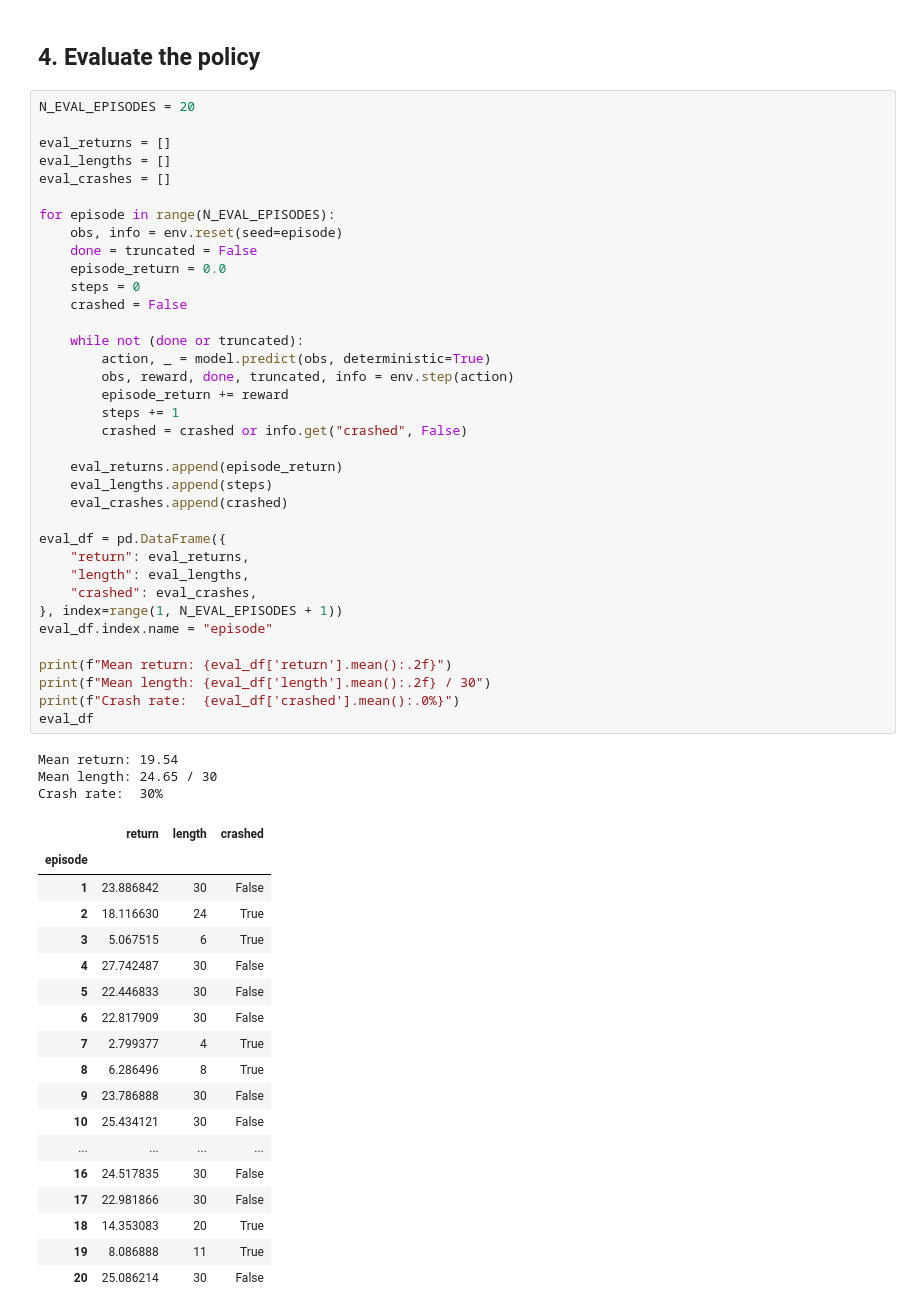
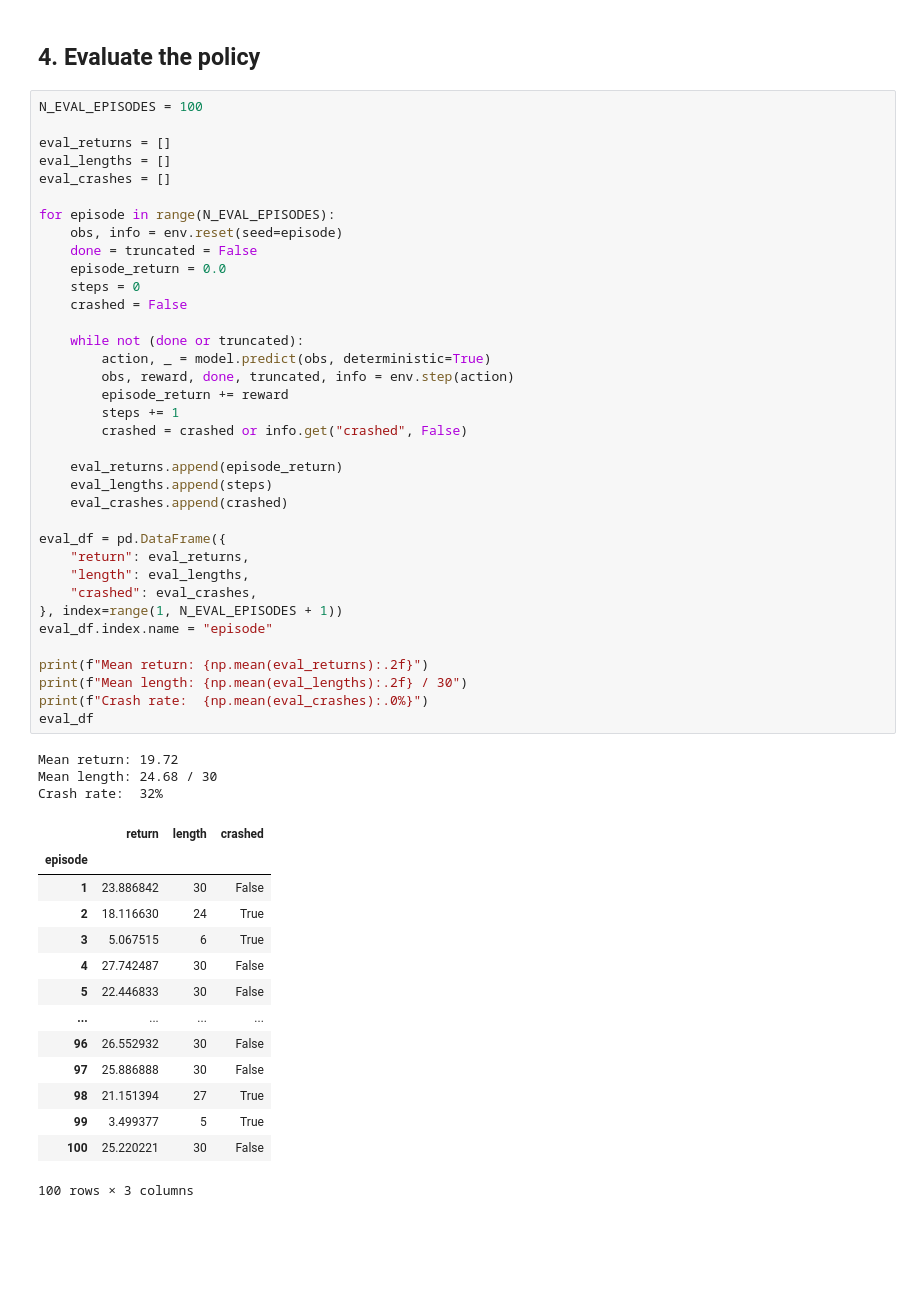
Before and after one commit to Internet-CADS/models, a Jupyter notebook: entries/01_highway_dqn/01_highway_dqn.ipynb, the cells around one changed output. Cells and saved outputs as stored; diff of their text form; blank space fills up the shorter version.

```diff
--- a/entries/01_highway_dqn/01_highway_dqn.ipynb
+++ b/entries/01_highway_dqn/01_highway_dqn.ipynb
@@ -147,7 +165,7 @@ Final 50-episode crash rate: 48%
 # %% [markdown]
 ## 4. Evaluate the policy
 # %%
-N_EVAL_EPISODES = 20
+N_EVAL_EPISODES = 100
 
 eval_returns = []
 eval_lengths = []
@@ -160,47 +178,43 @@ for episode in range(N_EVAL_EPISODES):
     steps = 0
     crashed = False
 
     while not (done or truncated):
         action, _ = model.predict(obs, deterministic=True)
         obs, reward, done, truncated, info = env.step(action)
         episode_return += reward
         steps += 1
         crashed = crashed or info.get("crashed", False)
 
     eval_returns.append(episode_return)
     eval_lengths.append(steps)
     eval_crashes.append(crashed)
 
 eval_df = pd.DataFrame({
     "return": eval_returns,
     "length": eval_lengths,
     "crashed": eval_crashes,
 }, index=range(1, N_EVAL_EPISODES + 1))
 eval_df.index.name = "episode"
 
-print(f"Mean return: {eval_df['return'].mean():.2f}")
-print(f"Mean length: {eval_df['length'].mean():.2f} / 30")
-print(f"Crash rate:  {eval_df['crashed'].mean():.0%}")
+print(f"Mean return: {np.mean(eval_returns):.2f}")
+print(f"Mean length: {np.mean(eval_lengths):.2f} / 30")
+print(f"Crash rate:  {np.mean(eval_crashes):.0%}")
 eval_df
 # %% [output]
-Mean return: 19.54
-Mean length: 24.65 / 30
-Crash rate:  30%
+Mean return: 19.72
+Mean length: 24.68 / 30
+Crash rate:  32%
 |  | return | length | crashed |
 | episode |  |  |  |
 | 1 | 23.886842 | 30 | False |
 | 2 | 18.116630 | 24 | True |
 | 3 | 5.067515 | 6 | True |
 | 4 | 27.742487 | 30 | False |
 | 5 | 22.446833 | 30 | False |
-| 6 | 22.817909 | 30 | False |
-| 7 | 2.799377 | 4 | True |
-| 8 | 6.286496 | 8 | True |
-| 9 | 23.786888 | 30 | False |
-| 10 | 25.434121 | 30 | False |
 | ... | ... | ... | ... |
-| 16 | 24.517835 | 30 | False |
-| 17 | 22.981866 | 30 | False |
-| 18 | 14.353083 | 20 | True |
-| 19 | 8.086888 | 11 | True |
-| 20 | 25.086214 | 30 | False |
+| 96 | 26.552932 | 30 | False |
+| 97 | 25.886888 | 30 | False |
+| 98 | 21.151394 | 27 | True |
+| 99 | 3.499377 | 5 | True |
+| 100 | 25.220221 | 30 | False |
+100 rows × 3 columns
```
Also changed, not shown: parts of 2 cells of this notebook, 9 other files.
